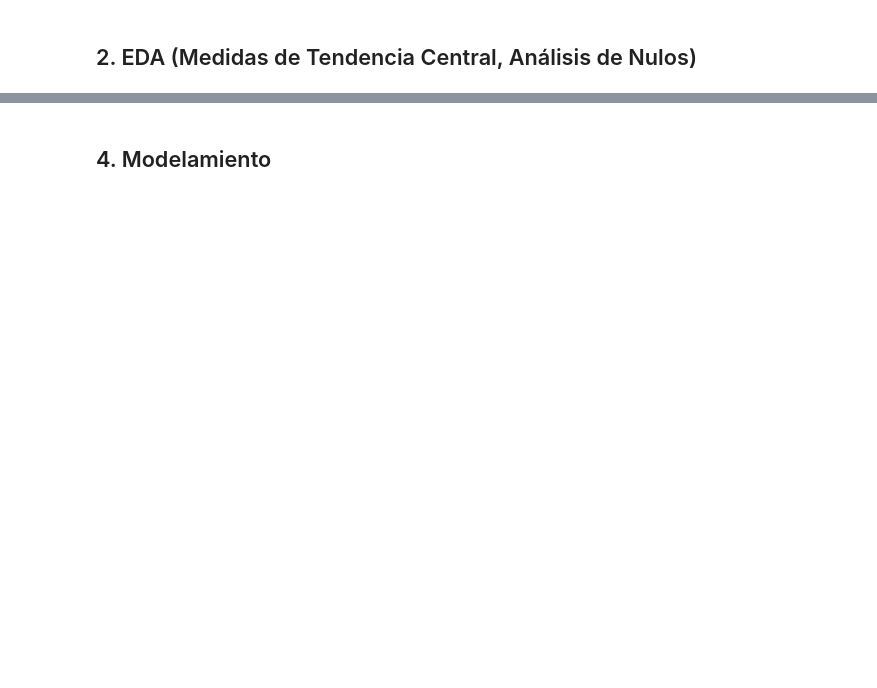
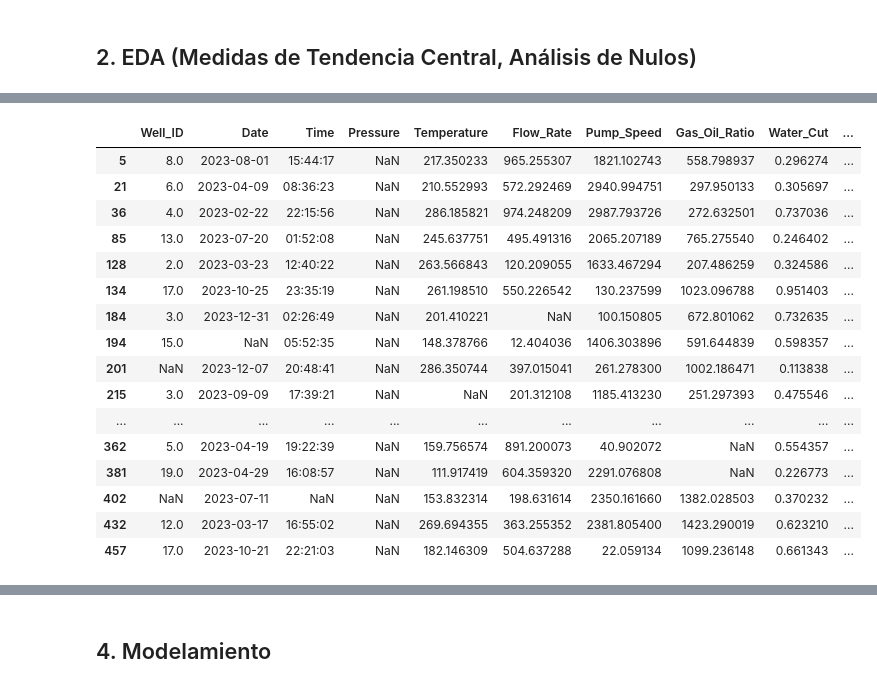
Before and after one commit to xaramillo/ml-bootcamp-labs, a Jupyter notebook: notebooks/laboratorio-s06.ipynb, the cells around one changed output, grey strips where cells are left out. Saved outputs shown, nothing was run; the diff lists cells and outputs as text; code cells hidden in the pictures; blank space fills up the shorter version.

```diff
--- a/notebooks/laboratorio-s06.ipynb
+++ b/notebooks/laboratorio-s06.ipynb
@@ -26,0 +106,20 @@
+# %%
+df.loc[ df.Pressure.isnull()]
+# %% [output]
+|  | Well_ID | Date | Time | Pressure | Temperature | Flow_Rate | Pump_Speed | Gas_Oil_Ratio | Water_Cut | ... |
+| 5 | 8.0 | 2023-08-01 | 15:44:17 | NaN | 217.350233 | 965.255307 | 1821.102743 | 558.798937 | 0.296274 | ... |
+| 21 | 6.0 | 2023-04-09 | 08:36:23 | NaN | 210.552993 | 572.292469 | 2940.994751 | 297.950133 | 0.305697 | ... |
+| 36 | 4.0 | 2023-02-22 | 22:15:56 | NaN | 286.185821 | 974.248209 | 2987.793726 | 272.632501 | 0.737036 | ... |
+| 85 | 13.0 | 2023-07-20 | 01:52:08 | NaN | 245.637751 | 495.491316 | 2065.207189 | 765.275540 | 0.246402 | ... |
+| 128 | 2.0 | 2023-03-23 | 12:40:22 | NaN | 263.566843 | 120.209055 | 1633.467294 | 207.486259 | 0.324586 | ... |
+| 134 | 17.0 | 2023-10-25 | 23:35:19 | NaN | 261.198510 | 550.226542 | 130.237599 | 1023.096788 | 0.951403 | ... |
+| 184 | 3.0 | 2023-12-31 | 02:26:49 | NaN | 201.410221 | NaN | 100.150805 | 672.801062 | 0.732635 | ... |
+| 194 | 15.0 | NaN | 05:52:35 | NaN | 148.378766 | 12.404036 | 1406.303896 | 591.644839 | 0.598357 | ... |
+| 201 | NaN | 2023-12-07 | 20:48:41 | NaN | 286.350744 | 397.015041 | 261.278300 | 1002.186471 | 0.113838 | ... |
+| 215 | 3.0 | 2023-09-09 | 17:39:21 | NaN | NaN | 201.312108 | 1185.413230 | 251.297393 | 0.475546 | ... |
+| ... | ... | ... | ... | ... | ... | ... | ... | ... | ... | ... |
+| 362 | 5.0 | 2023-04-19 | 19:22:39 | NaN | 159.756574 | 891.200073 | 40.902072 | NaN | 0.554357 | ... |
+| 381 | 19.0 | 2023-04-29 | 16:08:57 | NaN | 111.917419 | 604.359320 | 2291.076808 | NaN | 0.226773 | ... |
+| 402 | NaN | 2023-07-11 | NaN | NaN | 153.832314 | 198.631614 | 2350.161660 | 1382.028503 | 0.370232 | ... |
+| 432 | 12.0 | 2023-03-17 | 16:55:02 | NaN | 269.694355 | 363.255352 | 2381.805400 | 1423.290019 | 0.623210 | ... |
+| 457 | 17.0 | 2023-10-21 | 22:21:03 | NaN | 182.146309 | 504.637288 | 22.059134 | 1099.236148 | 0.661343 | ... |
```
Also changed, not shown: parts of 39 cells of this notebook.
